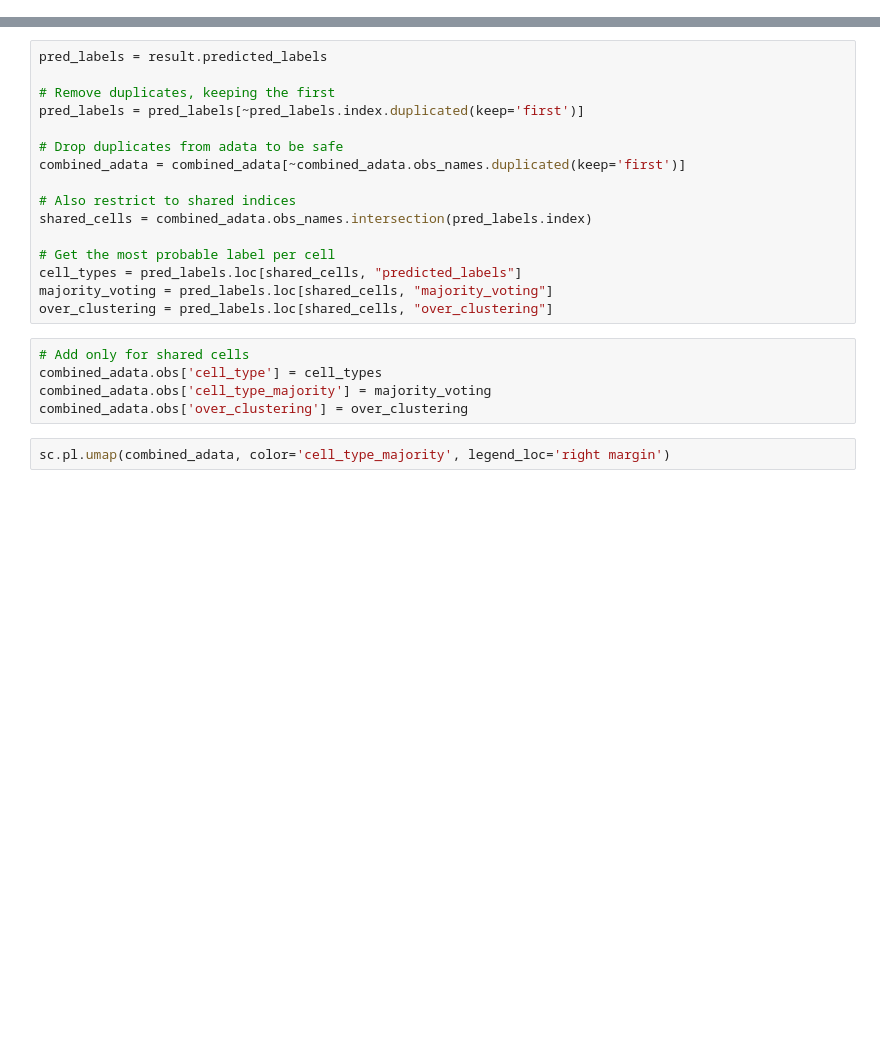
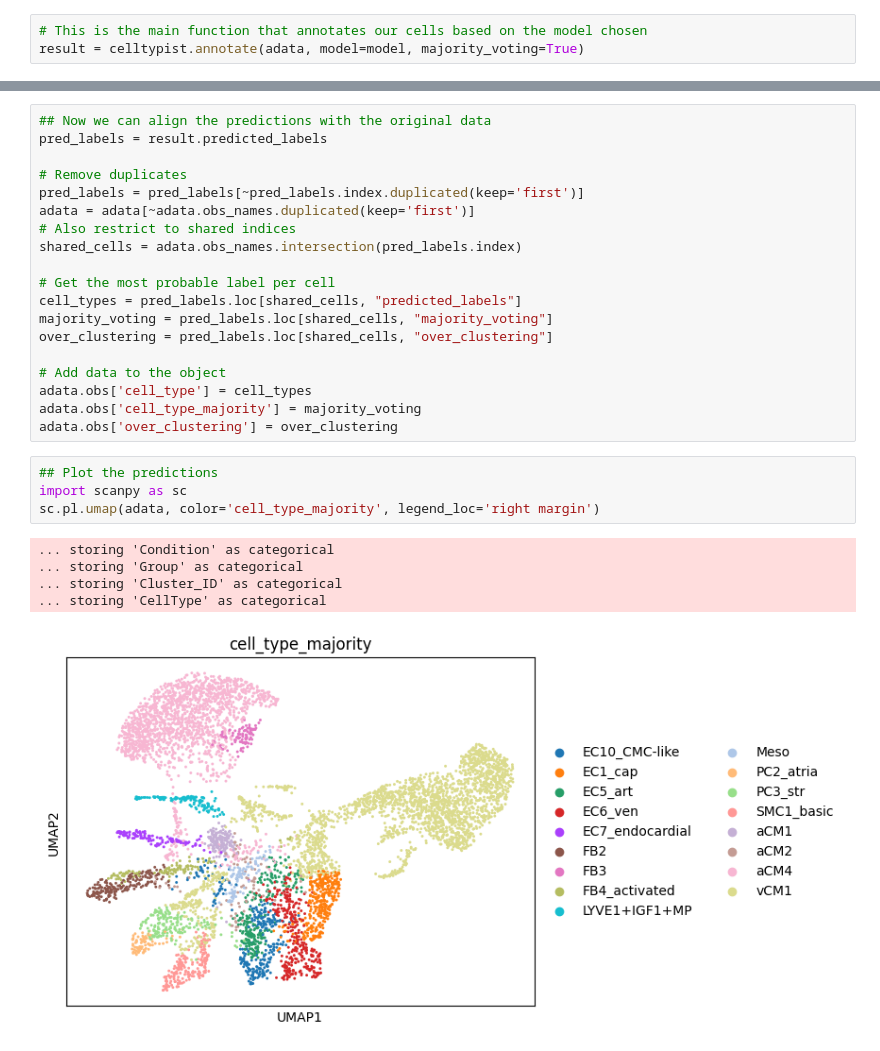
Before and after one commit to meshik/bioinformatics-code-hub, a Jupyter notebook: single-cell/cell annotations/cell typist/py.ipynb, the cells around one changed output, grey strips where cells are left out. Saved outputs shown, nothing was run; the diff lists cells and outputs as text; blank space fills up the shorter version.

```diff
--- a/single-cell/cell annotations/cell typist/py.ipynb
+++ b/single-cell/cell annotations/cell typist/py.ipynb
@@ -28,0 +28,3 @@ result = celltypist.annotate(combined_adata, model=model, majority_voting=True)
+# %%
+# This is the main function that annotates our cells based on the model chosen
+result = celltypist.annotate(adata, model=model, majority_voting=True)
@@ -29,23 +44,29 @@ result = celltypist.annotate(combined_adata, model=model, majority_voting=True)
 # %%
+## Now we can align the predictions with the original data
 pred_labels = result.predicted_labels
 
-# Remove duplicates, keeping the first
+# Remove duplicates
 pred_labels = pred_labels[~pred_labels.index.duplicated(keep='first')]
-
-# Drop duplicates from adata to be safe
-combined_adata = combined_adata[~combined_adata.obs_names.duplicated(keep='first')]
-
+adata = adata[~adata.obs_names.duplicated(keep='first')]
 # Also restrict to shared indices
-shared_cells = combined_adata.obs_names.intersection(pred_labels.index)
+shared_cells = adata.obs_names.intersection(pred_labels.index)
 
 # Get the most probable label per cell
 cell_types = pred_labels.loc[shared_cells, "predicted_labels"]
 majority_voting = pred_labels.loc[shared_cells, "majority_voting"]
 over_clustering = pred_labels.loc[shared_cells, "over_clustering"]
+
+# Add data to the object
+adata.obs['cell_type'] = cell_types
+adata.obs['cell_type_majority'] = majority_voting
+adata.obs['over_clustering'] = over_clustering
-# %%
-# Add only for shared cells
-combined_adata.obs['cell_type'] = cell_types
-combined_adata.obs['cell_type_majority'] = majority_voting
-combined_adata.obs['over_clustering'] = over_clustering
 # %%
-sc.pl.umap(combined_adata, color='cell_type_majority', legend_loc='right margin')
+## Plot the predictions
+import scanpy as sc
+sc.pl.umap(adata, color='cell_type_majority', legend_loc='right margin')
+# %% [output]
+... storing 'Condition' as categorical
+... storing 'Group' as categorical
+... storing 'Cluster_ID' as categorical
+... storing 'CellType' as categorical
+[figure, added]
```
Also changed, not shown: parts of 5 cells of this notebook, 1 other file.
